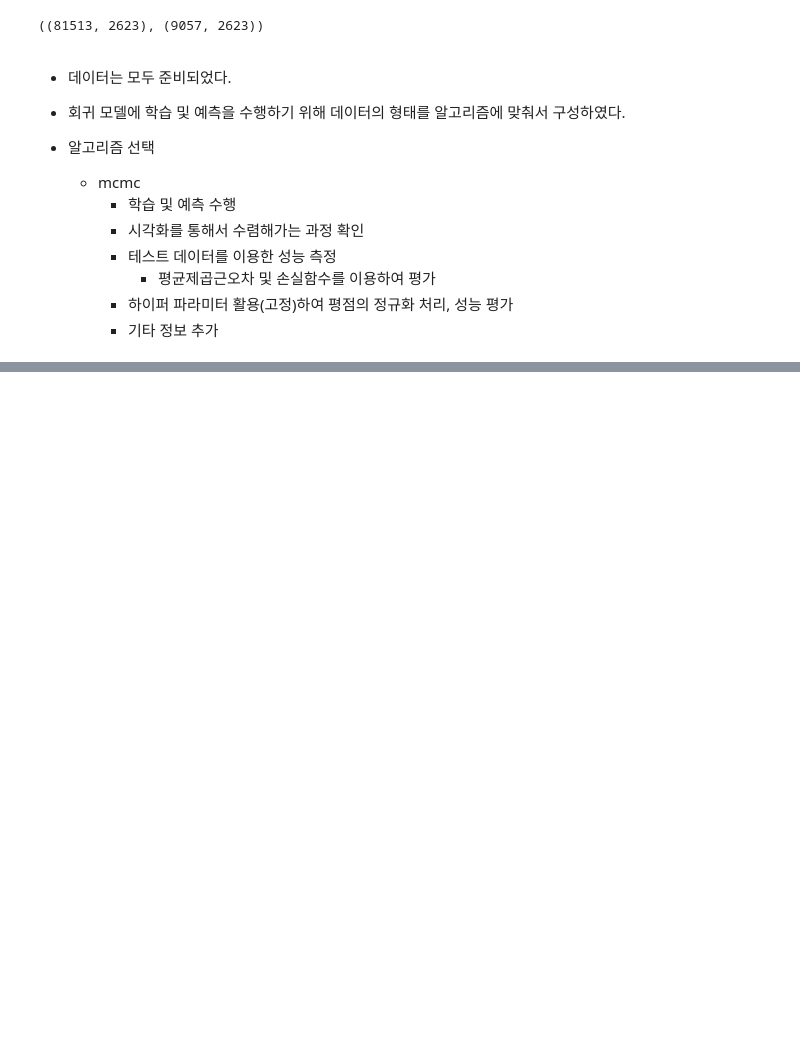
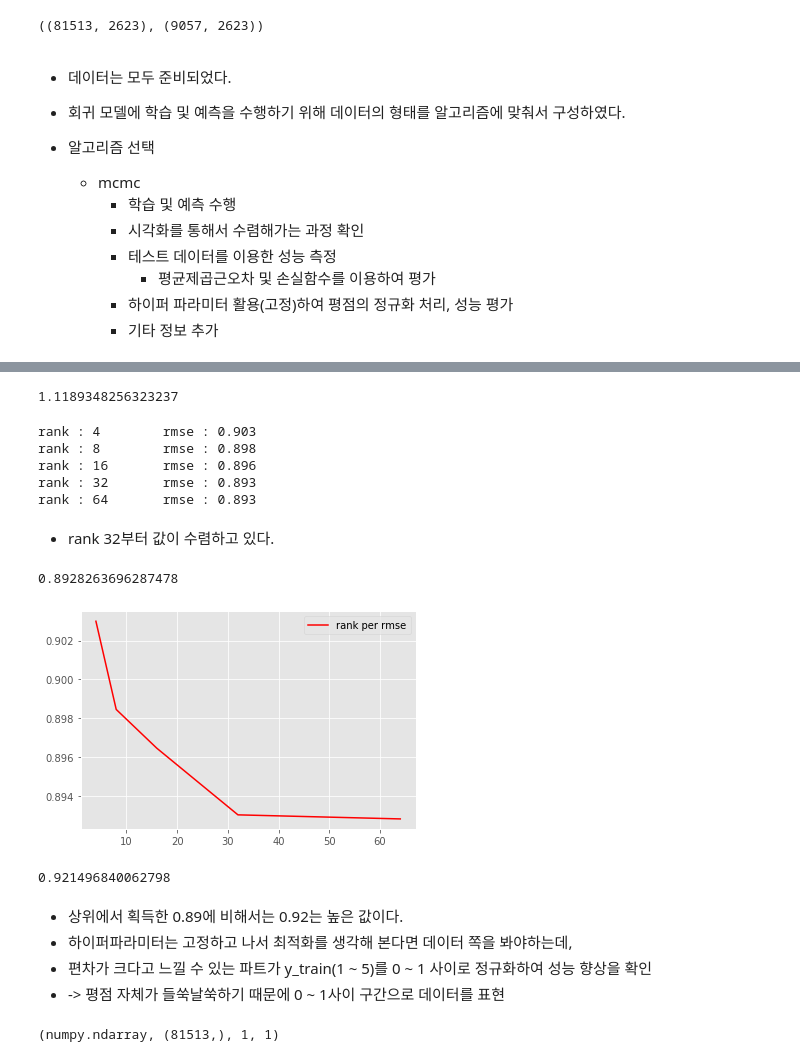
Before and after one commit to devkim0219/ml_dl_projects, a Jupyter notebook: ml/6. 지도학습의 회귀 분석 손실함수_평균제곱근오차 사용하여 평가.ipynb, the cells around one changed output, grey strips where cells are left out. Drawn from its saved outputs; the diff is of its cells as text; code cells hidden in the pictures; blank space fills up the shorter version.

```diff
--- a/ml/6. 지도학습의 회귀 분석 손실함수_평균제곱근오차 사용하여 평가.ipynb
+++ b/ml/6. 지도학습의 회귀 분석 손실함수_평균제곱근오차 사용하여 평가.ipynb
@@ -571,0 +733,61 @@ X_train.shape, X_train_test.shape
+# %%
+# 검증 데이터의 표준편차
+np.std(y_train_test)
+# %% [output]
+1.1189348256323237
+# %%
+n_iter = 100
+seed = 333
+rmse_test = list()
+
+# 랭크값 나열
+ranks = [4, 8, 16, 32, 64]
+
+for rank in ranks:
+
+    # 다른 하이퍼파라미터는 모두 고정하고 rank만 바꿔가면서 rmse에 미치는 영향 확인
+    fm = mcmc.FMRegression(n_iter=n_iter, rank=rank, random_state=seed)
+
+    # 학습 후 예측
+    y_pred = fm.fit_predict(X_train, y_train, X_train_test)
+
+    # 손실함수 계산
+    loss_v = np.sqrt(mean_squared_error(y_pred , y_train_test))
+    rmse_test.append(loss_v)
+
+    # 출력
+    print('rank : {}\trmse : {:.3f}'.format(rank, loss_v))
+# %% [output]
+rank : 4        rmse : 0.903
+rank : 8        rmse : 0.898
+rank : 16       rmse : 0.896
+rank : 32       rmse : 0.893
+rank : 64       rmse : 0.893
+# %% [markdown]
+- rank 32부터 값이 수렴하고 있다.
+# %%
+# 시각화
+plt.plot(ranks, rmse_test, label='rank per rmse', color='r')
+plt.legend()
+print(np.min(rmse_test))
+
+# rank값 32에서 안정화가 되므로 rank값은 32를 추천(현 데이터에서)
+# %% [output]
+0.8928263696287478
+[figure, added]
+# %%
+# 훈련, 검증에 한번도 관여하지 않은 데이터 X_test, y_test를 위에서 만든 rank=32에 대비하여 평가
+fm = mcmc.FMRegression(n_iter=300, rank=32, random_state=seed)
+y_pred = fm.fit_predict(X_train, y_train, X_test)
+np.sqrt(mean_squared_error(y_pred, y_test))
+# %% [output]
+0.921496840062798
+# %% [markdown]
+- 상위에서 획득한 0.89에 비해서는 0.92는 높은 값이다.
+- 하이퍼파라미터는 고정하고 나서 최적화를 생각해 본다면 데이터 쪽을 봐야하는데,
+- 편차가 크다고 느낄 수 있는 파트가 y_train(1 ~ 5)를 0 ~ 1 사이로 정규화하여 성능 향상을 확인
+- -> 평점 자체가 들쑥날쑥하기 때문에 0 ~ 1사이 구간으로 데이터를 표현
+# %%
+type(y_train), y_train.shape, y_train.ndim, len(y_train.shape)
+# %% [output]
+(numpy.ndarray, (81513,), 1, 1)
```
Also changed, not shown: parts of 40 cells of this notebook.
